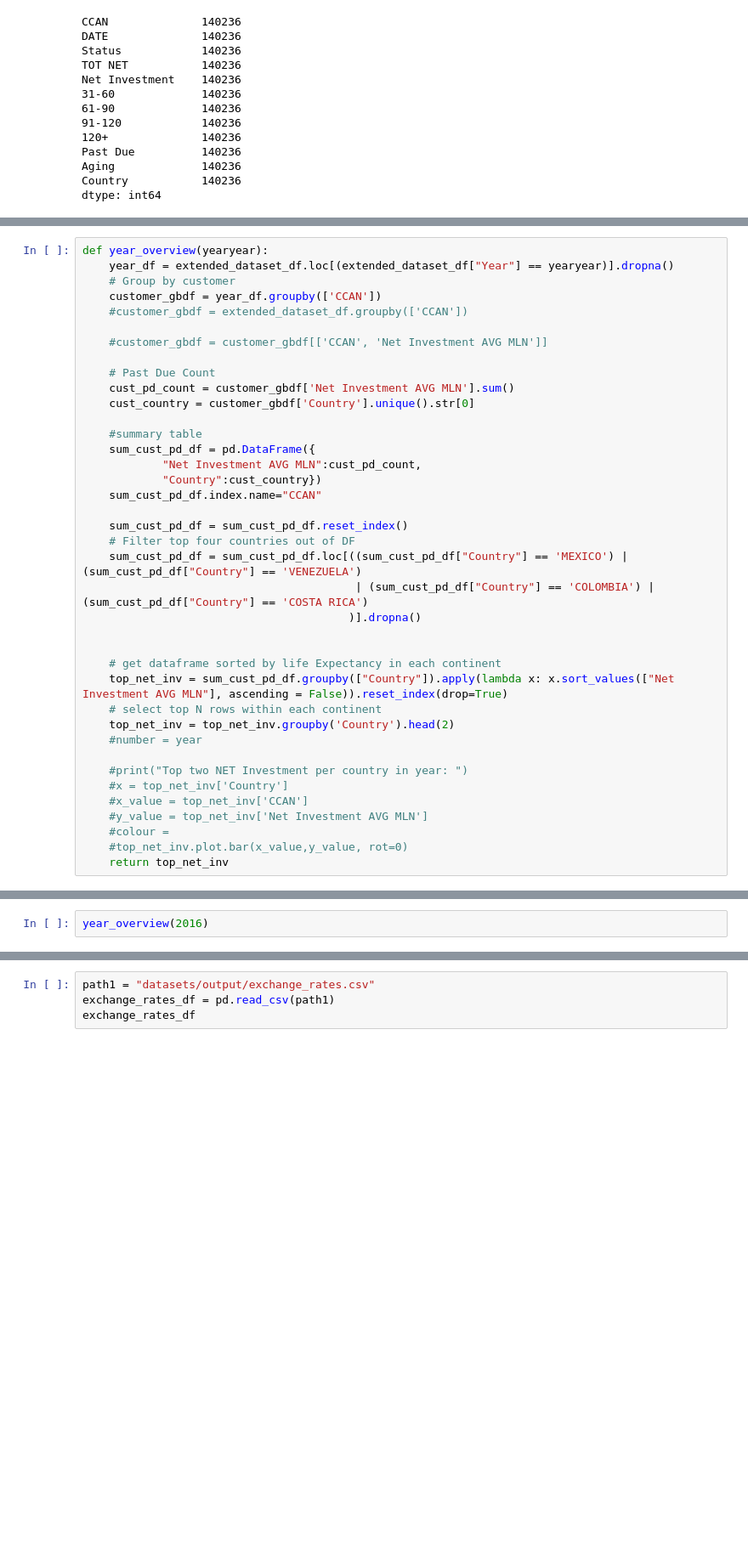
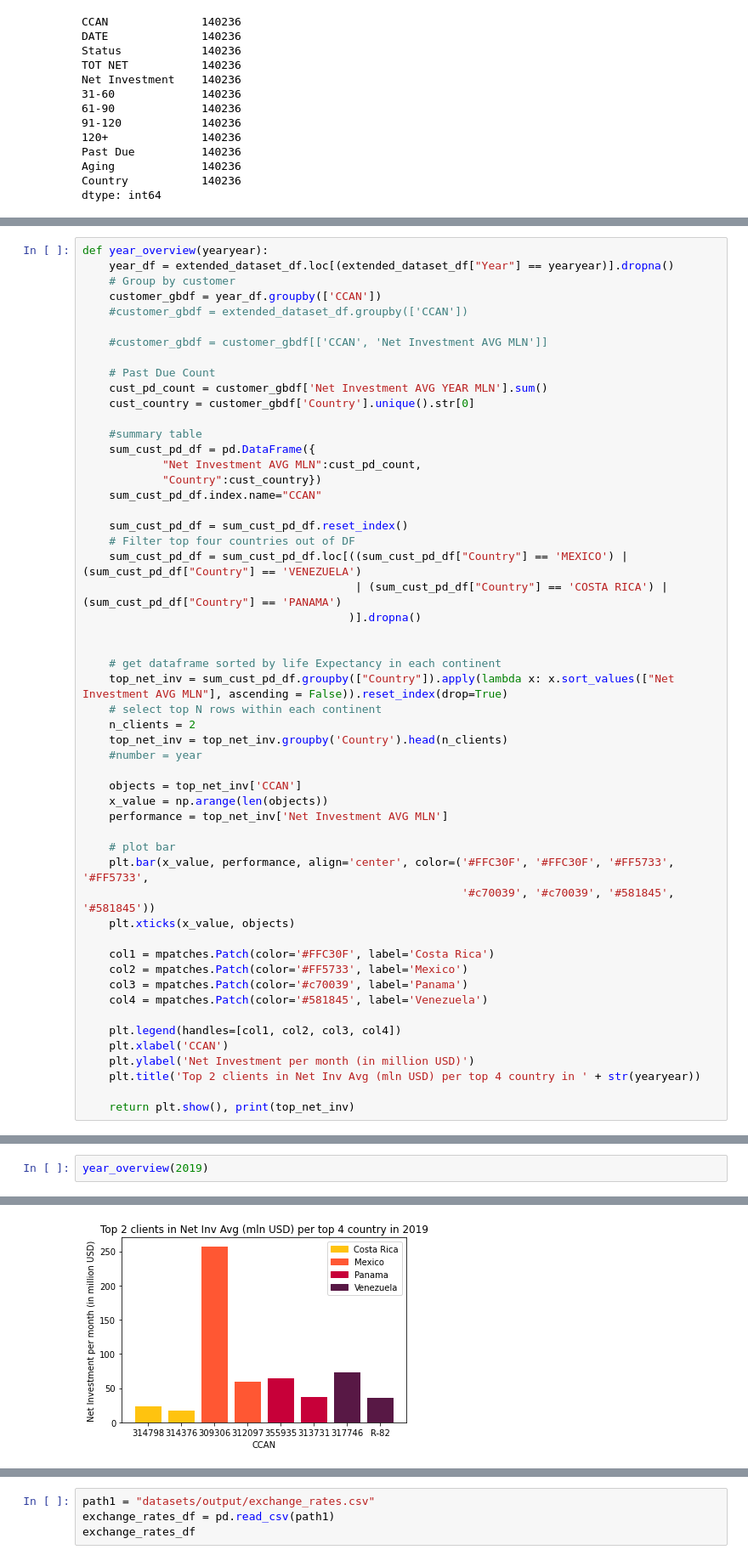
Before and after one commit to SergioGL8/P1---Digging-deep-in-past-due-patterns-, a Jupyter notebook: explore_visual.ipynb, the cells around one changed output, grey strips where cells are left out. Shown: that part at 85% size. Drawn from its saved outputs; the diff is of its cells as text; blank space fills up the shorter version.

```diff
--- a/explore_visual.ipynb
+++ b/explore_visual.ipynb
@@ -110,7 +91,7 @@ def year_overview(yearyear):
     #customer_gbdf = customer_gbdf[['CCAN', 'Net Investment AVG MLN']]
 
     # Past Due Count
-    cust_pd_count = customer_gbdf['Net Investment AVG MLN'].sum()
+    cust_pd_count = customer_gbdf['Net Investment AVG YEAR MLN'].sum()
     cust_country = customer_gbdf['Country'].unique().str[0]
 
     #summary table
@@ -122,20 +103,34 @@ def year_overview(yearyear):
     sum_cust_pd_df = sum_cust_pd_df.reset_index()
     # Filter top four countries out of DF
     sum_cust_pd_df = sum_cust_pd_df.loc[((sum_cust_pd_df["Country"] == 'MEXICO') | (sum_cust_pd_df["Country"] == 'VENEZUELA')
-                                         | (sum_cust_pd_df["Country"] == 'COLOMBIA') | (sum_cust_pd_df["Country"] == 'COSTA RICA')
+                                         | (sum_cust_pd_df["Country"] == 'COSTA RICA') | (sum_cust_pd_df["Country"] == 'PANAMA')
                                         )].dropna()
 
 
     # get dataframe sorted by life Expectancy in each continent
     top_net_inv = sum_cust_pd_df.groupby(["Country"]).apply(lambda x: x.sort_values(["Net Investment AVG MLN"], ascending = False)).reset_index(drop=True)
     # select top N rows within each continent
-    top_net_inv = top_net_inv.groupby('Country').head(2)
+    n_clients = 2
+    top_net_inv = top_net_inv.groupby('Country').head(n_clients)
     #number = year
 
-    #print("Top two NET Investment per country in year: ")
-    #x = top_net_inv['Country']
-    #x_value = top_net_inv['CCAN']
-    #y_value = top_net_inv['Net Investment AVG MLN']
-    #colour =
-    #top_net_inv.plot.bar(x_value,y_value, rot=0)
-    return top_net_inv
+    objects = top_net_inv['CCAN']
+    x_value = np.arange(len(objects))
+    performance = top_net_inv['Net Investment AVG MLN']
+
+    # plot bar
+    plt.bar(x_value, performance, align='center', color=('#FFC30F', '#FFC30F', '#FF5733', '#FF5733',
+                                                         '#c70039', '#c70039', '#581845', '#581845'))
+    plt.xticks(x_value, objects)
+
+    col1 = mpatches.Patch(color='#FFC30F', label='Costa Rica')
+    col2 = mpatches.Patch(color='#FF5733', label='Mexico')
+    col3 = mpatches.Patch(color='#c70039', label='Panama')
+    col4 = mpatches.Patch(color='#581845', label='Venezuela')
+
+    plt.legend(handles=[col1, col2, col3, col4])
+    plt.xlabel('CCAN')
+    plt.ylabel('Net Investment per month (in million USD)')
+    plt.title('Top 2 clients in Net Inv Avg (mln USD) per top 4 country in ' + str(yearyear))
+
+    return plt.show(), print(top_net_inv)
@@ -164,3 +150,3 @@ year_overview(2015)
 # %%
-year_overview(2016)
+year_overview(2019)
 # %% [output]
@@ -174,0 +153 @@ year_overview(2016)
+[figure, added]
```
Also changed, not shown: parts of 11 cells of this notebook.
